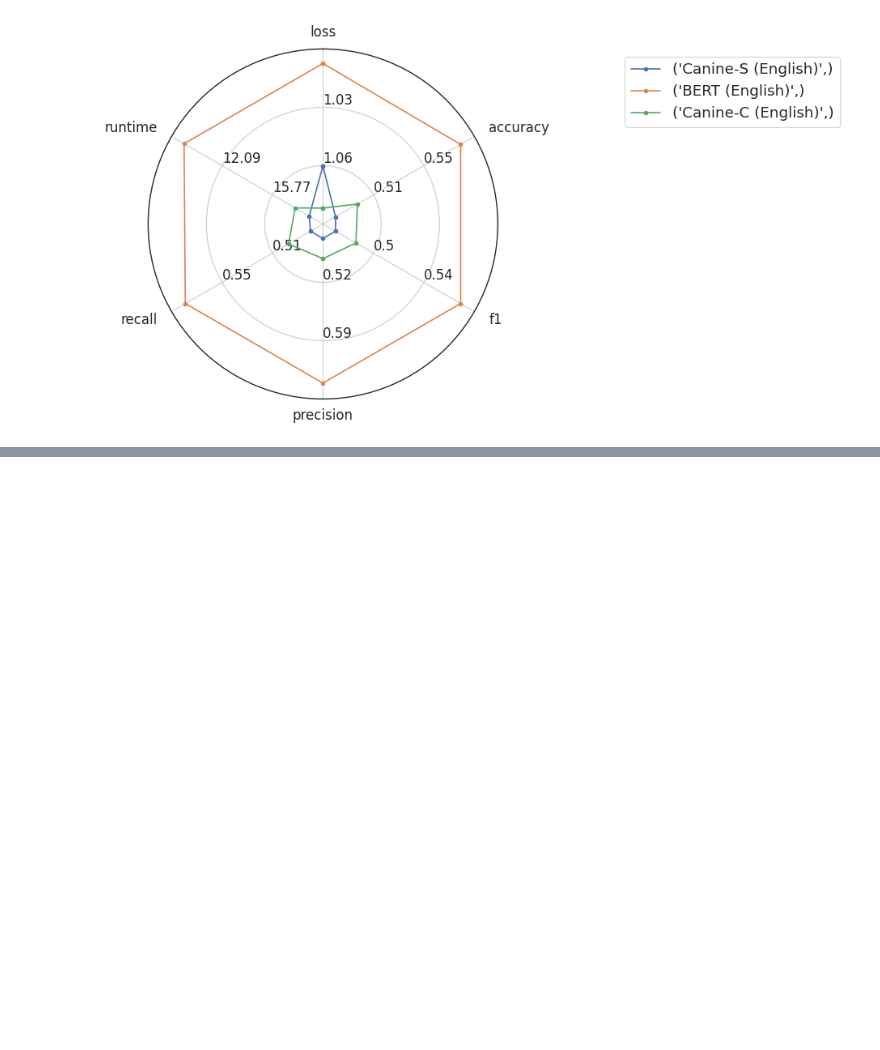
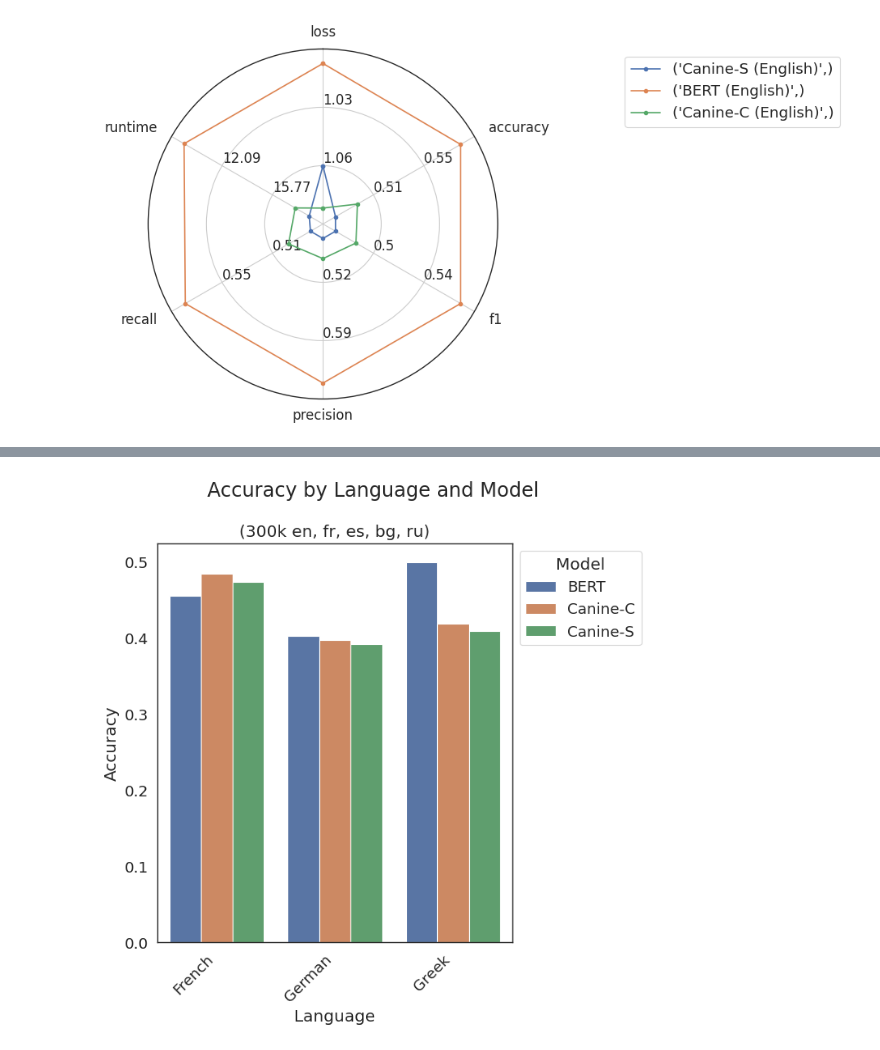
Before and after one commit to gwatkinson/mva_snlp_canine, a Jupyter notebook: notebooks/evaluation.ipynb, the cells around one changed output, grey strips where cells are left out. Drawn from its saved outputs; the diff is of its cells as text; code cells hidden in the pictures; blank space fills up the shorter version.

Commit message:
Test module

```diff
--- a/notebooks/evaluation.ipynb
+++ b/notebooks/evaluation.ipynb
@@ -377,8 +403,7 @@ metric_df.query("language == 'en'") # model == 'canine_s' and language == 'en'")
 | 1 | 1.000458 | 0.587425 | 0.571682 | 0.642902 | 0.587425 | 9.3287 | 537.055 | 67.212 | ... |
 | 2 | 1.085168 | 0.492615 | 0.485814 | 0.493514 | 0.492615 | 17.4213 | 287.579 | 35.990 | ... |
 # %%
-import seaborn as sns
-import matplotlib.pyplot as plt
-
-sns.set_theme(style="white", context="paper", palette="deep", font="sans-serif", font_scale=1.5)
+sns.set_theme(
+    style="white", context="paper", palette="deep", font="sans-serif", font_scale=1.5
+)
 # %%
@@ -469,0 +551,5 @@ plot.show()
+# %%
+exp_dir = "nli_results/300k_all"
+language_subset = ["fr", "de", "el"]
+# %%
+language_metrics_df = evaluate_experiment_with_attack(exp_dir, language_subset)
@@ -469,0 +615,9 @@ plot.show()
+# %%
+metric_df = language_metrics_df
+metric_df["language"] = metric_df["language"].map(abbr_to_language)
+metric_df["model"] = metric_df["model"].map(abbr_to_model)
+metric_df.sort_values(by=["language", "model"], inplace=True)
+# %%
+fig = visualize_test_metrics(metric_df, "300", "en, fr, es, bg, ru")
+# %% [output]
+[figure, added]
```
Also changed, not shown: parts of 21 cells of this notebook.
